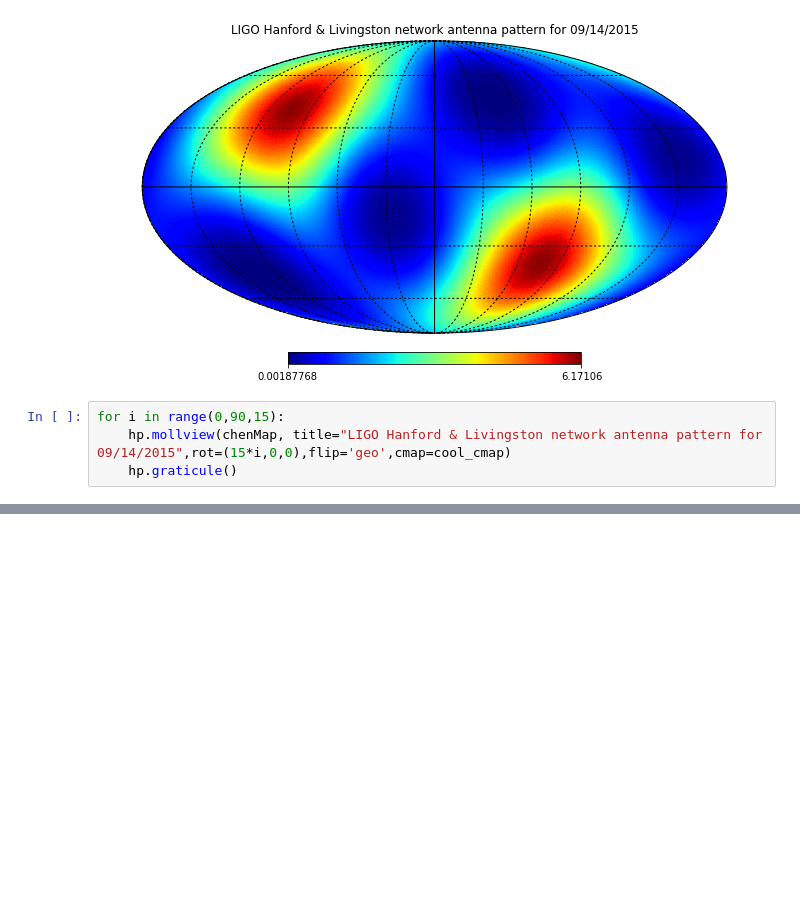
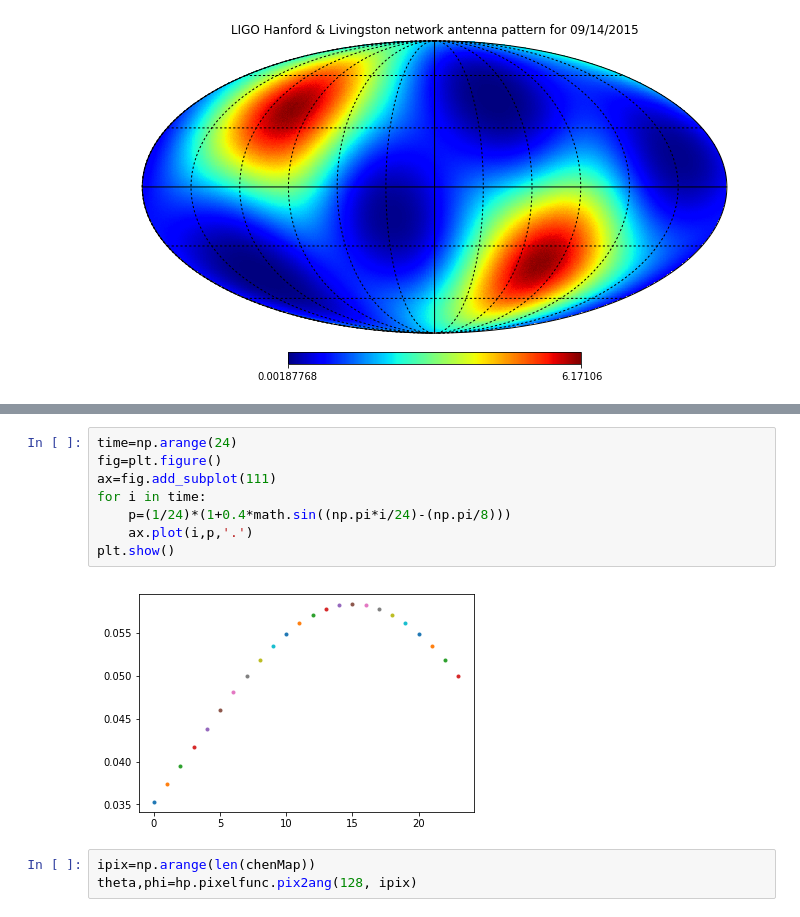
Before and after one commit to kperezsa/BNS-MergerRates, a Jupyter notebook: LIGO probability maps.ipynb, the cells around one changed output, grey strips where cells are left out. Saved outputs shown, nothing was run; the diff lists cells and outputs as text; blank space fills up the shorter version.

```diff
--- a/LIGO probability maps.ipynb
+++ b/LIGO probability maps.ipynb
@@ -63,7 +51,3 @@ hp.graticule()
 The interval between parallels is 30 deg -0.00'.
 The interval between meridians is 30 deg -0.00'.
 [figure]
-# %%
-for i in range(0,90,15):
-    hp.mollview(chenMap, title="LIGO Hanford & Livingston network antenna pattern for 09/14/2015",rot=(15*i,0,0),flip='geo',cmap=cool_cmap)
-    hp.graticule()
@@ -102,0 +54,13 @@ TypeError: unsupported operand type(s) for *: 'NoneType' and 'NoneType'
+# %%
+time=np.arange(24)
+fig=plt.figure()
+ax=fig.add_subplot(111)
+for i in time:
+    p=(1/24)*(1+0.4*math.sin((np.pi*i/24)-(np.pi/8)))
+    ax.plot(i,p,'.')
+plt.show()
+# %% [output]
+[figure, added]
+# %%
+ipix=np.arange(len(chenMap))
+theta,phi=hp.pixelfunc.pix2ang(128, ipix)
```
Also changed, not shown: parts of 7 cells of this notebook.
